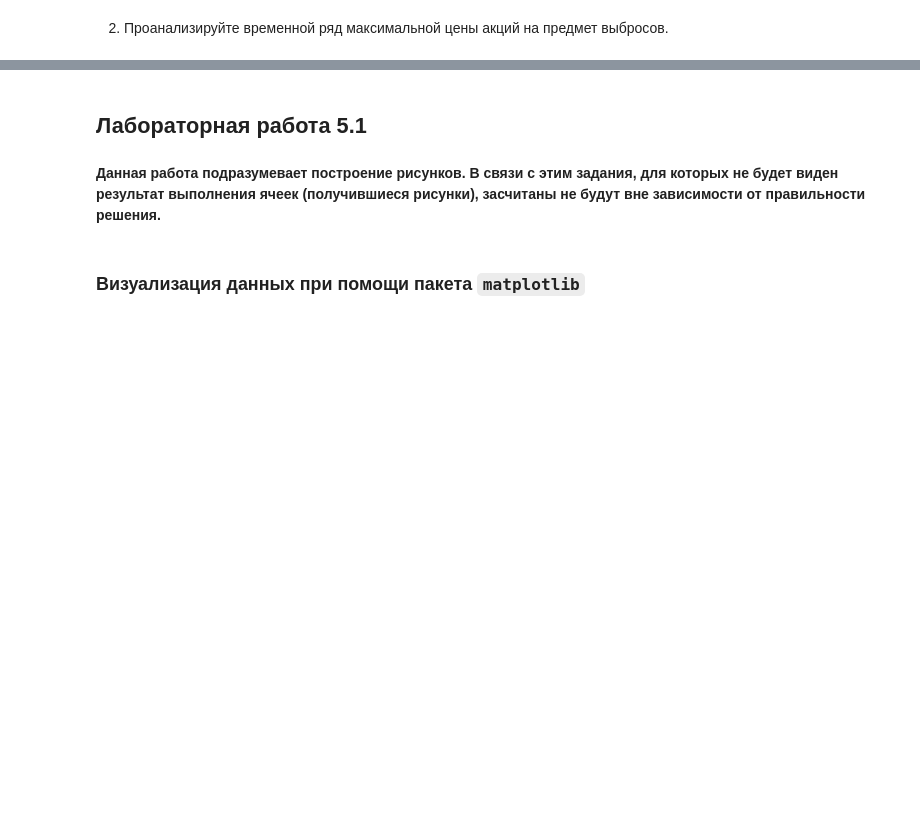
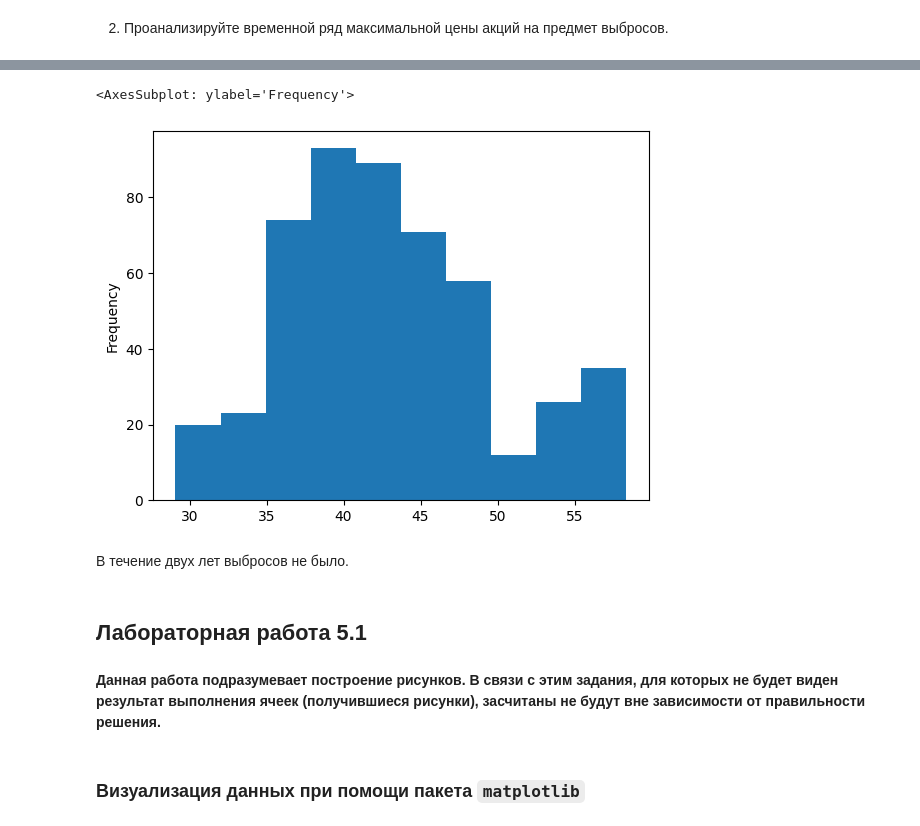
Before and after one commit to inmyfavor/Laboratornaya-rabota-5, a Jupyter notebook: 05_visualization.ipynb, the cells around one changed output, grey strips where cells are left out. Saved outputs shown, nothing was run; the diff lists cells and outputs as text; code cells hidden in the pictures; blank space fills up the shorter version.

```diff
--- a/05_visualization.ipynb
+++ b/05_visualization.ipynb
@@ -30,3 +67,10 @@ import pandas_datareader
+# %%
+aapl['High'].plot(kind='hist')
+# %% [output]
+<AxesSubplot: ylabel='Frequency'>
+[figure, added]
+# %% [markdown]
+В течение двух лет выбросов не было.
 # %% [markdown]
 ## Лабораторная работа 5.1
 # %% [markdown]
```
Also changed, not shown: parts of 18 cells of this notebook.
